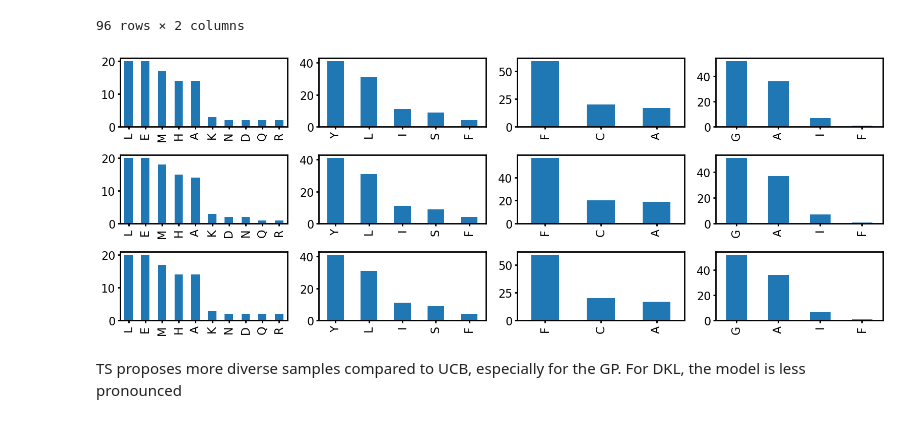
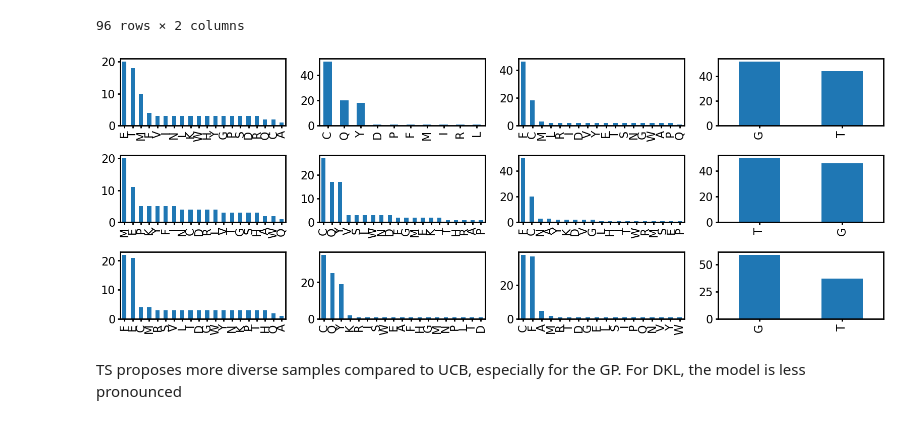
Before and after one commit to jsunn-y/ALDE, a Jupyter notebook: analysis.ipynb, the cells around one changed output. Drawn from its saved outputs; the diff is of its cells as text; code cells hidden in the pictures.

Commit message:
running tests with ensembles

```diff
--- a/analysis.ipynb
+++ b/analysis.ipynb
@@ -107,28 +107,28 @@ subset[-96:]
 # %%
 subdir = '/home/jyang4/repos/DKBO-MLDE/results/GB1_onehot'
 tensors = sorted(glob.glob(subdir + '/*indices*.pt'))
 
 fitness_df = pd.read_csv('/home/jyang4/repos/data/GB1_fitness.csv')
 
 plt.figure(figsize=(16, 6))
-for i in [2]:
+for i in [0]:
     for j, acq in enumerate(['UCB', 'TS', 'GREEDY']):
-
-        indices = torch.load('/home/jyang4/repos/DKBO-MLDE/results/GB1_onehot/DKL_BOTORCH-DO-0-RBF-%s-[10, 10]_%dindices.pt' % (acq, i+1))
+        indices = torch.load('/home/jyang4/repos/DKBO-MLDE/results/ensembles/GB1_onehot/BOOSTING_ENSEMBLE-DO-0-RBF-%s-[80, 1]_%dindices.pt' % (acq, i+1))
+        #indices = torch.load('/home/jyang4/repos/DKBO-MLDE/results/GB1_onehot/DKL_BOTORCH-DO-0-RBF-%s-[10, 10]_%dindices.pt' % (acq, i+1))
         #indices = torch.load('/home/jyang4/repos/DKBO-MLDE/results/GB1_onehot/GP_BOTORCH-DO-0-RBF-%s-[80, 1]_%dindices.pt' % (acq, i+1))
         #indices = torch.load('/home/jyang4/repos/DKBO-MLDE/results/TrpB_onehot/CDKL-DO-0-RBF-%s-[32, 32]_%dindices.pt' % (acq, i+1))
 
         subset = fitness_df.iloc[indices, :].reset_index()
 
         n = 1 #first batch after the random initialization
         batch = subset[96*n:96*(n+1)]
         for k, label  in enumerate(['AA1', 'AA2', 'AA3', 'AA4']):
             plt.subplot(3, 4, 4*j + k+1)
             batch[label].value_counts().plot(kind="bar")
             #sns.countplot(x=label, data=batch)
     plt.tight_layout()
 # %% [output]
-[figure, old version]
+[figure, new version]
 # %% [markdown]
 TS proposes more diverse samples compared to UCB, especially for the GP. For DKL, the model is less pronounced
 # %%
```
Also changed, not shown: parts of 1 cell of this notebook, 6 other files.
